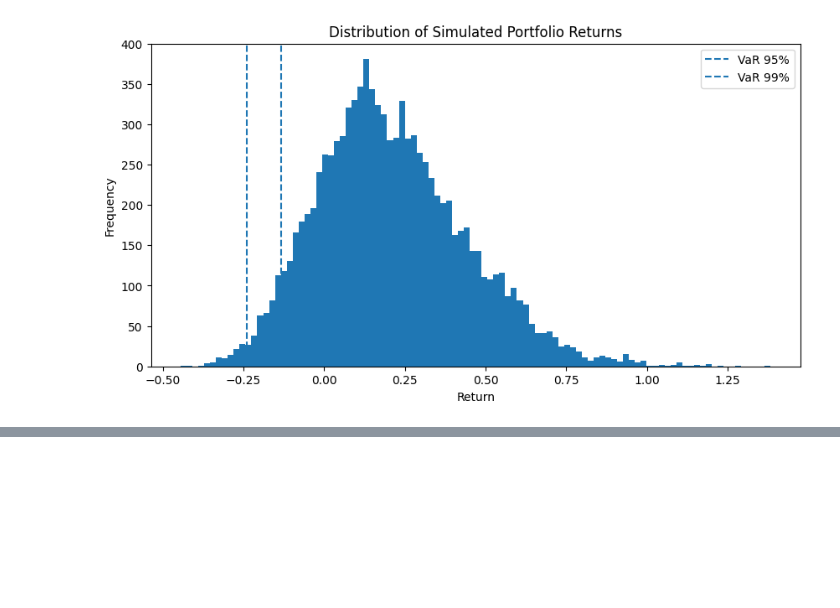
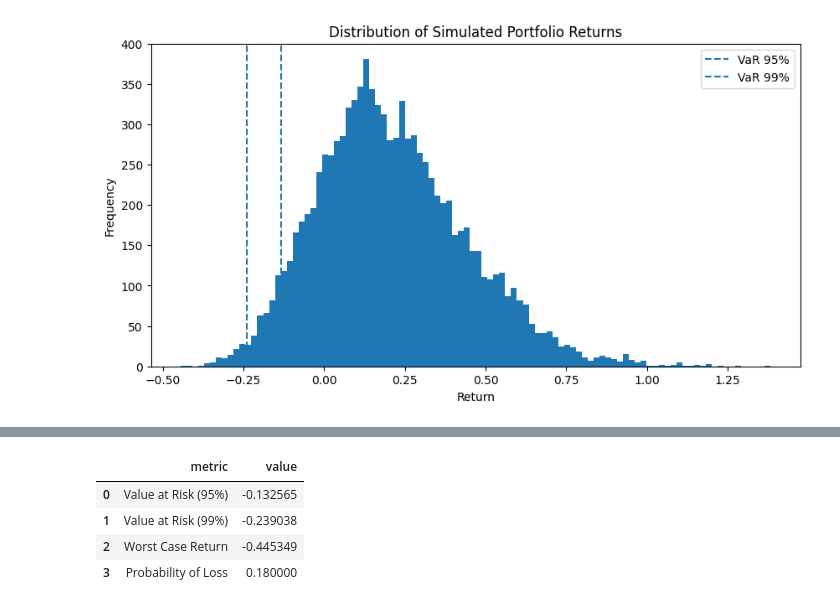
Before and after one commit to tsai143/financial-risk-analytics, a Jupyter notebook: notebooks/week3_monte_carlo_simulation.ipynb, the cells around one changed output, grey strips where cells are left out. Saved outputs shown, nothing was run; the diff lists cells and outputs as text; code cells hidden in the pictures; blank space fills up the shorter version.

```diff
--- a/notebooks/week3_monte_carlo_simulation.ipynb
+++ b/notebooks/week3_monte_carlo_simulation.ipynb
@@ -263,0 +310,25 @@ plt.show()
+# %%
+# Create executive-level risk summary for Power BI
+
+executive_risk_summary = pd.DataFrame({
+    "metric": [
+        "Value at Risk (95%)",
+        "Value at Risk (99%)",
+        "Worst Case Return",
+        "Probability of Loss"
+    ],
+    "value": [
+        var_95,
+        var_99,
+        worst_case_return,
+        probability_of_loss
+    ]
+})
+
+executive_risk_summary
+# %% [output]
+|  | metric | value |
+| 0 | Value at Risk (95%) | -0.132565 |
+| 1 | Value at Risk (99%) | -0.239038 |
+| 2 | Worst Case Return | -0.445349 |
+| 3 | Probability of Loss | 0.180000 |
```
Also changed, not shown: parts of 5 cells of this notebook, 4 other files.
